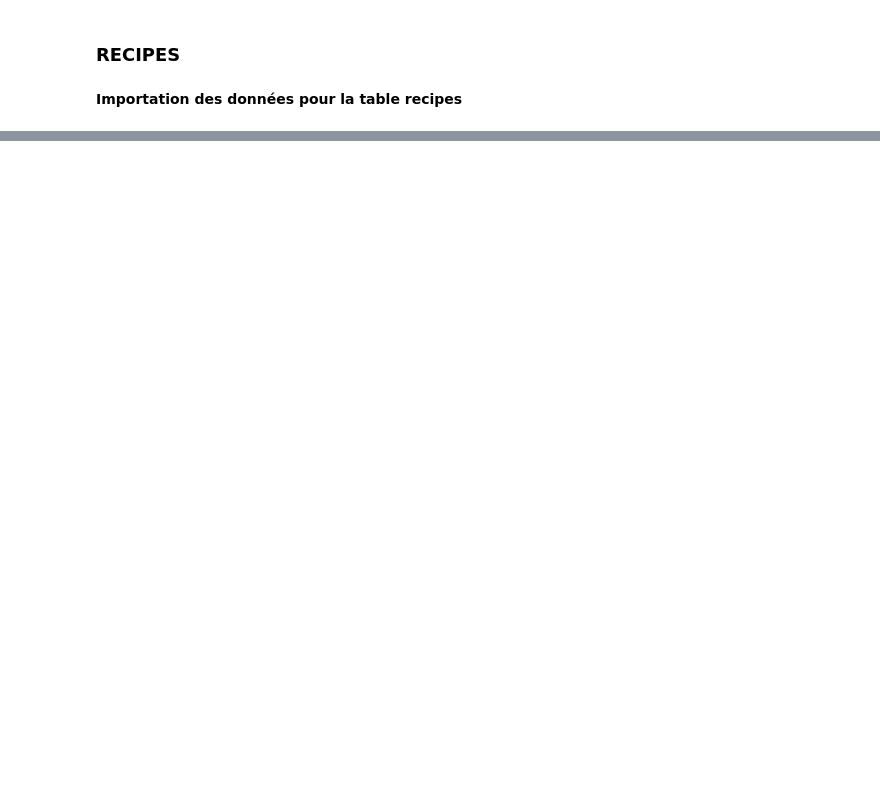
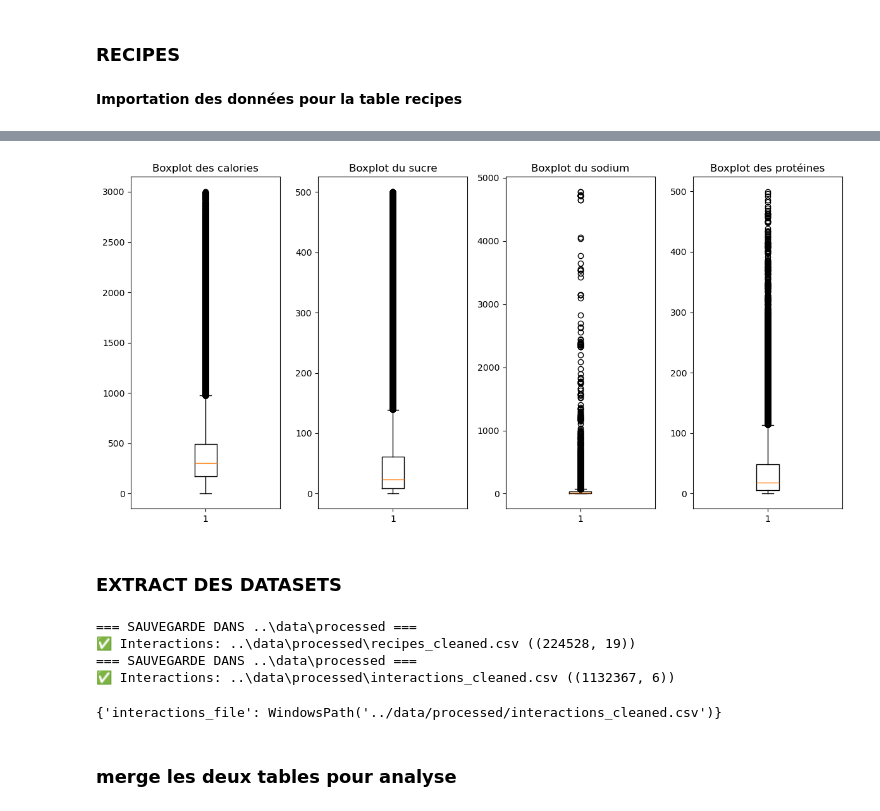
Before and after one commit to DjNaGuRo/MangeTaMain, a Jupyter notebook: notebooks/data_cleaning.ipynb, the cells around one changed output, grey strips where cells are left out. Cells and saved outputs as stored; diff of their text form; code cells hidden in the pictures; blank space fills up the shorter version.

```diff
--- a/notebooks/data_cleaning.ipynb
+++ b/notebooks/data_cleaning.ipynb
@@ -48,0 +414,47 @@ data_recipes.head()
+# %%
+# application de la fonction de suppression des valeurs abbérantes pour les variables nutritionnelles
+#calories > 3000kcal
+data_recipes_cleaned = remove_outliers_nutrition(data_recipes_cleaned, 'calories', 3000)
+
+# sodium > 5000mg
+data_recipes_cleaned = remove_outliers_nutrition(data_recipes_cleaned, 'sodium', 5000)
+# protéines > 500g
+data_recipes_cleaned = remove_outliers_nutrition(data_recipes_cleaned, 'protein', 500)
+
+#sucres > 500g
+data_recipes_cleaned = remove_outliers_nutrition(data_recipes_cleaned, 'sugar', 500)
+# %%
+#boxplot de calories, sugar, sodium, protein
+plt.figure(figsize=(12, 6))
+plt.subplot(1, 4, 1)
+plt.boxplot(data_recipes_cleaned["calories"])
+plt.title("Boxplot des calories")
+plt.subplot(1, 4, 2)
+plt.boxplot(data_recipes_cleaned["sugar"])
+plt.title("Boxplot du sucre")
+plt.subplot(1, 4, 3)
+plt.boxplot(data_recipes_cleaned["sodium"])
+plt.title("Boxplot du sodium")
+plt.subplot(1, 4, 4)
+plt.boxplot(data_recipes_cleaned["protein"])
+plt.title("Boxplot des protéines")
+plt.tight_layout()
+plt.show()
+# %% [output]
+[figure, added]
+# %% [markdown]
+### EXTRACT DES DATASETS
+# %%
+#extraction du dataframe nettoyé final pour la table recipes
+save_cleaned_datasets(data_recipes_cleaned, file_name="recipes_cleaned")
+
+#extraction du dataframe nettoyé final pour la table interactions
+save_cleaned_datasets(data_interactions, file_name="interactions_cleaned")
+# %% [output]
+=== SAUVEGARDE DANS ..\data\processed ===
+✅ Interactions: ..\data\processed\recipes_cleaned.csv ((224528, 19))
+=== SAUVEGARDE DANS ..\data\processed ===
+✅ Interactions: ..\data\processed\interactions_cleaned.csv ((1132367, 6))
+{'interactions_file': WindowsPath('../data/processed/interactions_cleaned.csv')}
+# %% [markdown]
+### merge les deux tables pour analyse
```
Also changed, not shown: parts of 44 cells of this notebook, 6 other files.
